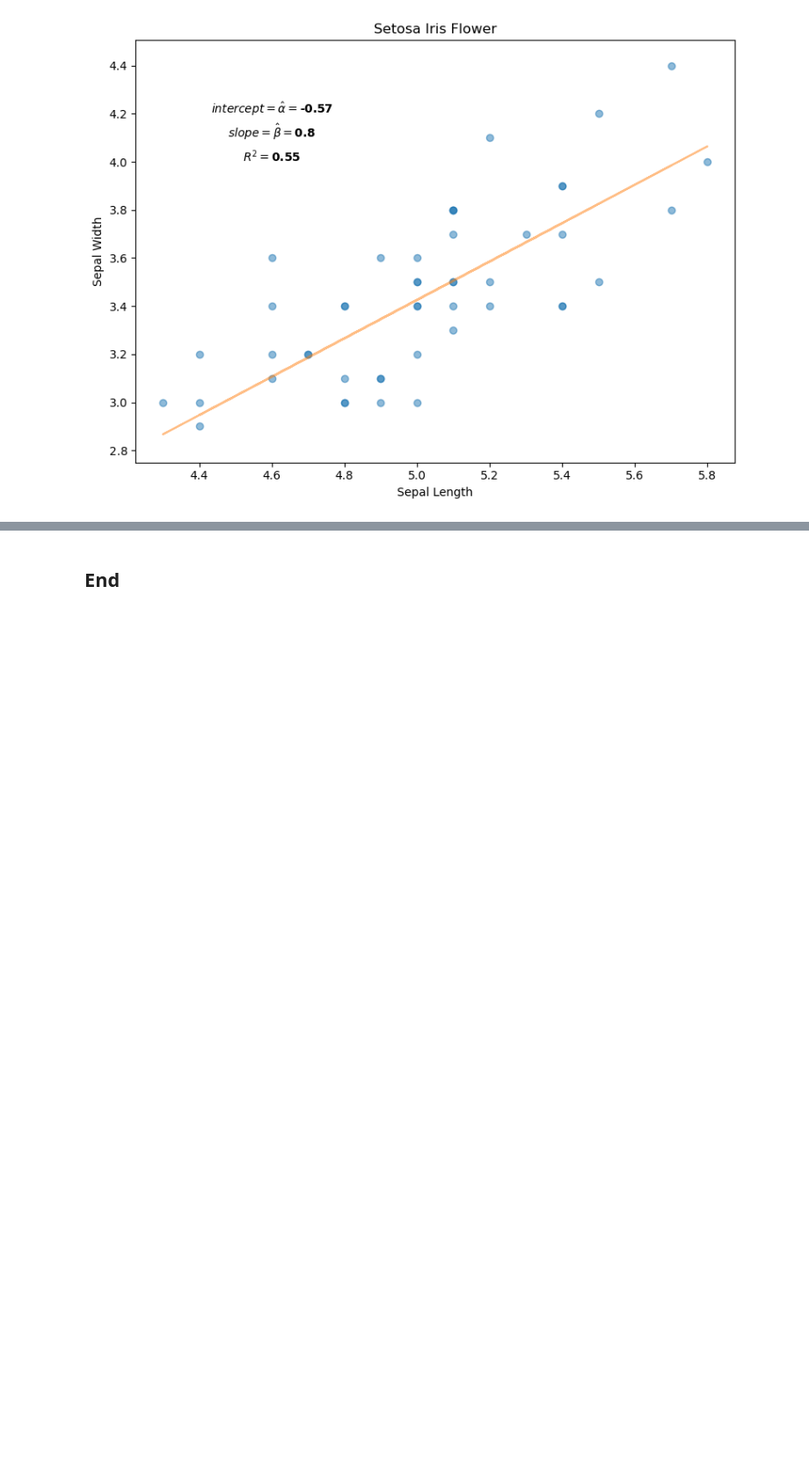
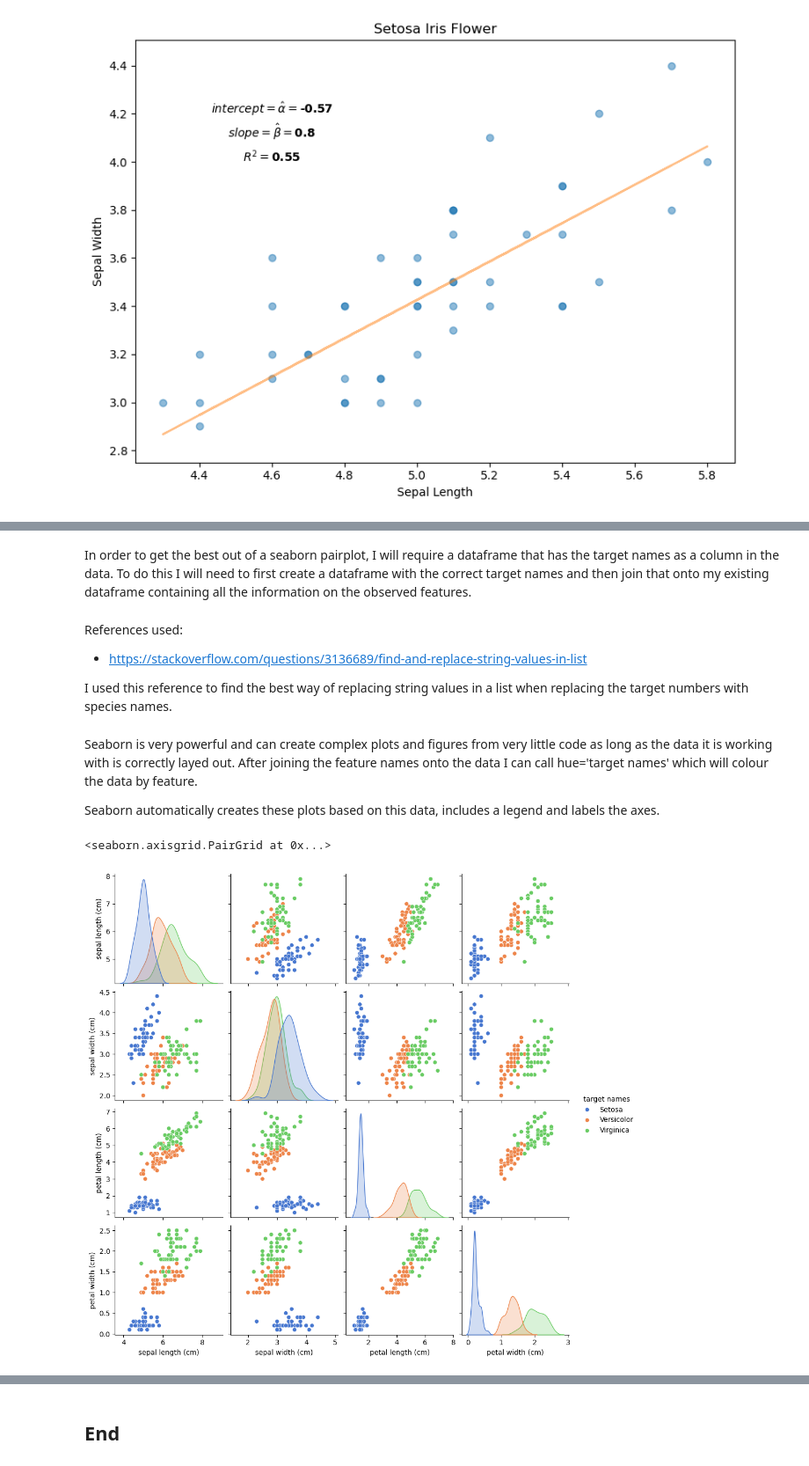
Before and after one commit to CeamanCollins/principles_of_data_analytics_assessment, a Jupyter notebook: tasks.ipynb, the cells around one changed output, grey strips where cells are left out. Shown at 88% size. Cells and saved outputs as stored; diff of their text form; code cells hidden in the pictures; blank space fills up the shorter version.

```diff
--- a/tasks.ipynb
+++ b/tasks.ipynb
@@ -729,0 +732,35 @@ Text(4.6, 4.0, '$R^2 =$0.55')
+# %% [markdown]
+In order to get the best out of a seaborn pairplot, I will require a dataframe that has the target names as a column in the data. To do this I will need to first create a dataframe with the correct target names and then join that onto my existing dataframe containing all the information on the observed features.
+# %%
+# Getting target value array
+
+target_names = iris['target']
+
+# Replacing target number with species name
+
+target_names = [str(w).replace('0', 'Setosa') for w in target_names]
+target_names = [str(w).replace('1', 'Versicolor') for w in target_names]
+target_names = [str(w).replace('2', 'Virginica') for w in target_names]
+
+# Creating a dataframe from the array
+
+target_names = pd.DataFrame(target_names, columns=['target names'])
+
+# Adding new column to dataframe
+
+df_with_target = data.join(target_names)
+# %% [markdown]
+References used:
+
+- https://stackoverflow.com/questions/3136689/find-and-replace-string-values-in-list
+
+I used this reference to find the best way of replacing string values in a list when replacing the target numbers with species names.
+# %% [markdown]
+Seaborn is very powerful and can create complex plots and figures from very little code as long as the data it is working with is correctly layed out. After joining the feature names onto the data I can call hue='target names' which will colour the data by feature.
+
+Seaborn automatically creates these plots based on this data, includes a legend and labels the axes.
+# %%
+sns.pairplot(df_with_target, hue='target names', palette='muted')
+# %% [output]
+<seaborn.axisgrid.PairGrid at 0x...>
+[figure, added]
```
Also changed, not shown: parts of 14 cells of this notebook.
